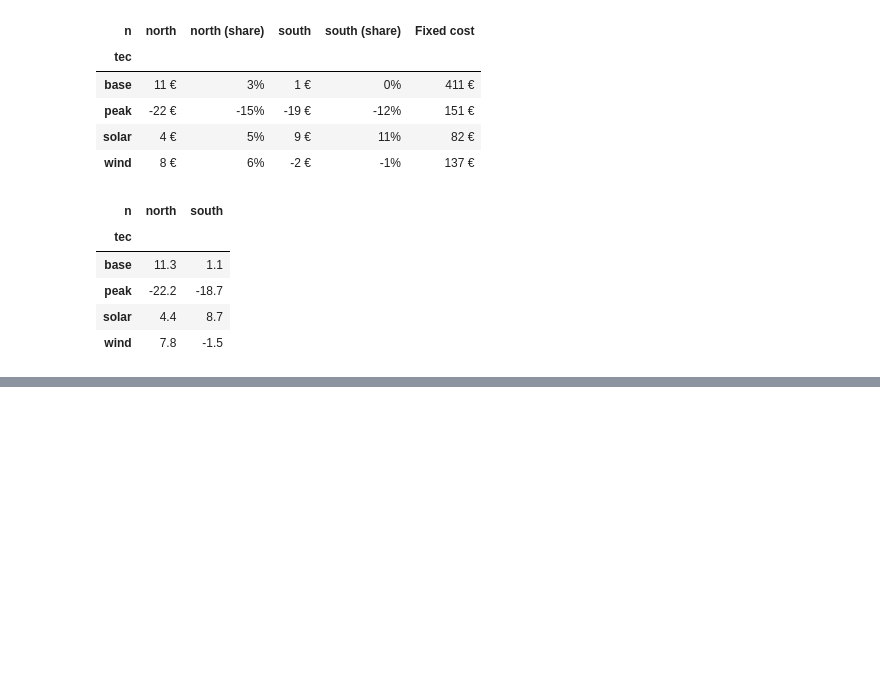
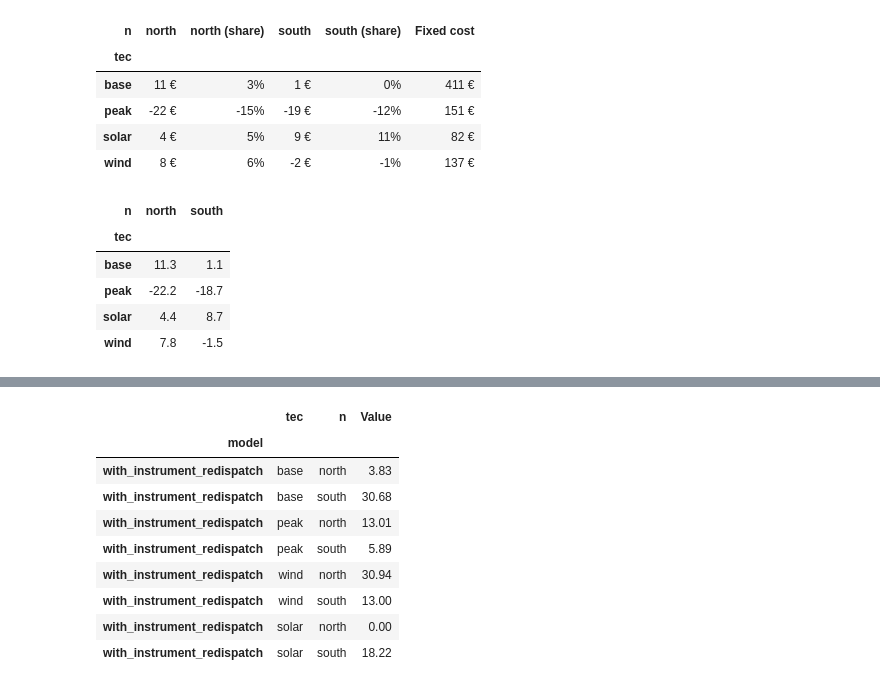
Before and after one commit to anselm-eicke/Locational-investment-signals, a Jupyter notebook: Two node models/Output/Postprocessing.ipynb, the cells around one changed output, grey strips where cells are left out. Saved outputs shown, nothing was run; the diff lists cells and outputs as text; code cells hidden in the pictures; blank space fills up the shorter version.

```diff
--- a/Two node models/Output/Postprocessing.ipynb
+++ b/Two node models/Output/Postprocessing.ipynb
@@ -343,0 +347,2 @@ instr
+# %%
+cap2 = read_data('with_instrument_redispatch', 'o_cap')
@@ -343,0 +362,13 @@ instr
+# %%
+cap2
+# %% [output]
+|  | tec | n | Value |
+| model |  |  |  |
+| with_instrument_redispatch | base | north | 3.83 |
+| with_instrument_redispatch | base | south | 30.68 |
+| with_instrument_redispatch | peak | north | 13.01 |
+| with_instrument_redispatch | peak | south | 5.89 |
+| with_instrument_redispatch | wind | north | 30.94 |
+| with_instrument_redispatch | wind | south | 13.00 |
+| with_instrument_redispatch | solar | north | 0.00 |
+| with_instrument_redispatch | solar | south | 18.22 |
```
Also changed, not shown: parts of 6 cells of this notebook.
